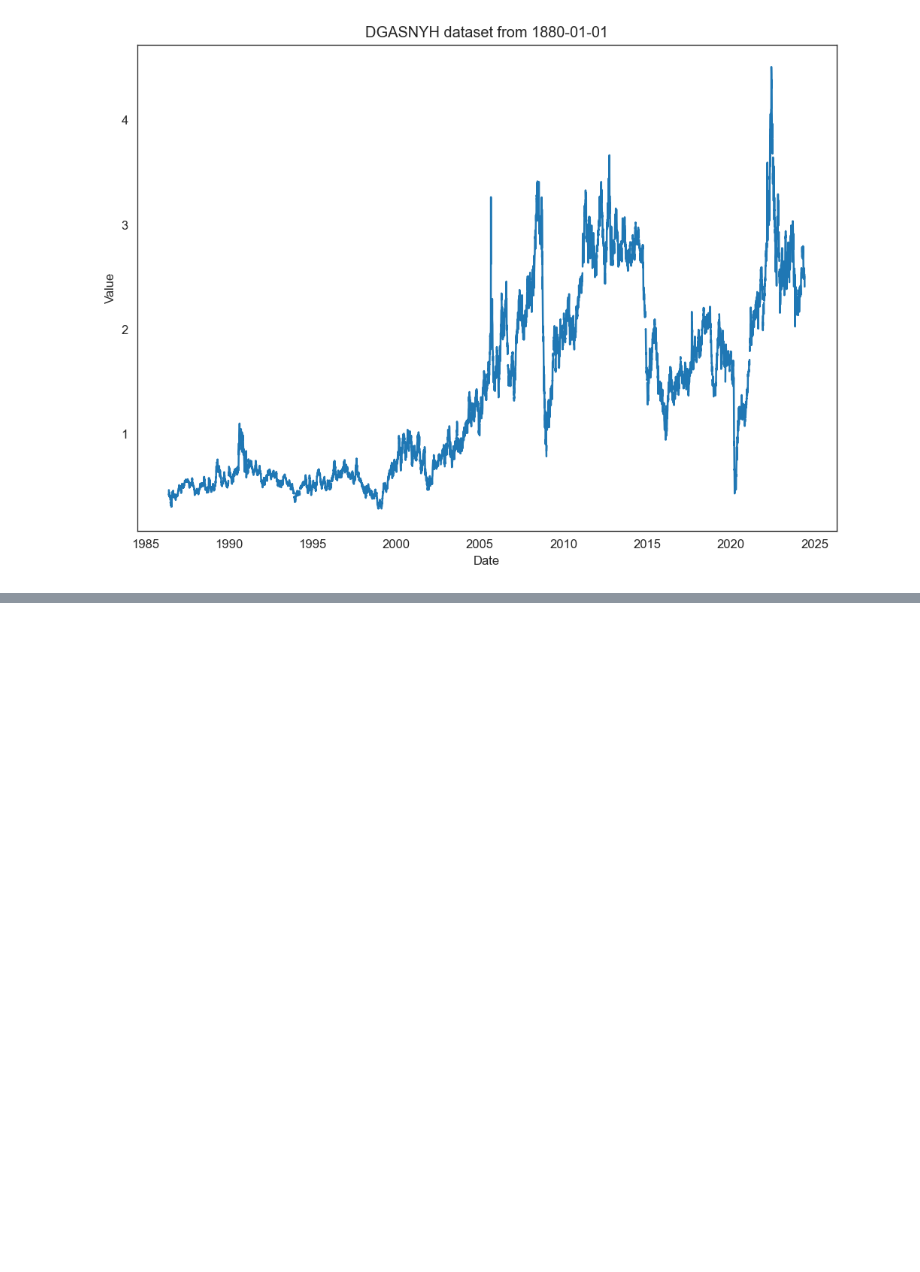
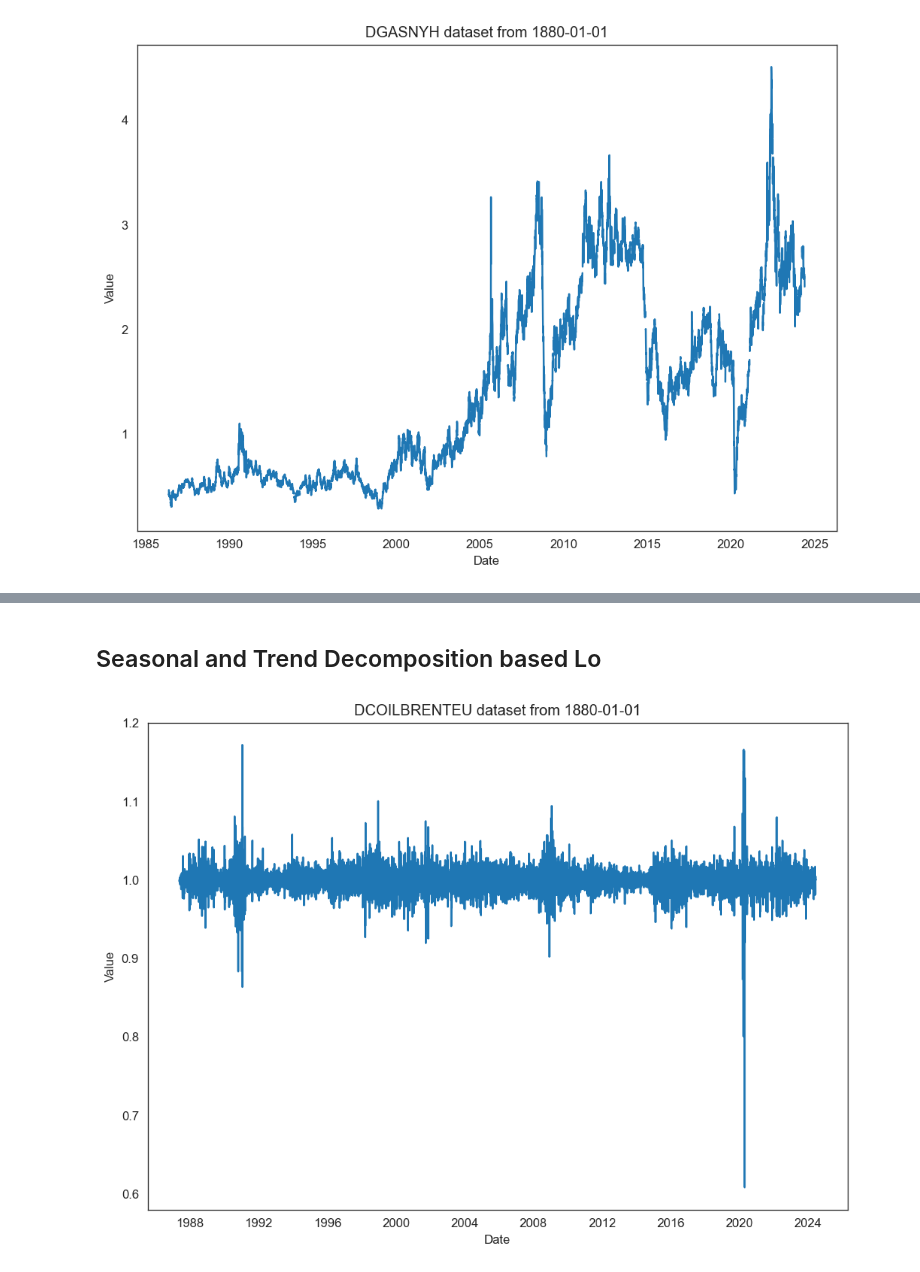
Before and after one commit to Phenikaa-University/Analysis-of-crude-oil-data, a Jupyter notebook: about_dataset.ipynb, the cells around one changed output, grey strips where cells are left out. Saved outputs shown, nothing was run; the diff lists cells and outputs as text; code cells hidden in the pictures; blank space fills up the shorter version.

Commit message:
update processing data

```diff
--- a/about_dataset.ipynb
+++ b/about_dataset.ipynb
@@ -77,0 +143,30 @@ plot_time_series('DGASNYH', '1880-01-01')
+# %% [markdown]
+## Seasonal and Trend Decomposition based Lo
+# %%
+def get_residual_com(symbol, y,index):
+    y_df = pd.DataFrame({symbol: y}, index=index)
+    y_decom = seasonal_decompose(y_df, model='multiplicative')
+    y_res= np.copy(y_decom.resid)
+    #padding missing "nan" datapoints with 1 at the beginning and end of residual sequence y_res
+    y_res[0:2]=1
+    y_res[y_res.shape[0]-2:y_res.shape[0]]=1
+    return y_res
+# %%
+def plot_residuals(symbol, date_time):
+    """
+    input: symbol - the symbol of the dataset
+              date_time - the date to start the dataset
+    output: None
+    """
+    xs,ys = get_fred_dataset(symbol, date_time)
+    ys_imputed = basic_imputation(ys)
+    y_res = get_residual_com(symbol,ys_imputed,xs)
+    plt.plot(xs, y_res)
+    plt.title(f"{symbol} dataset from {date_time}")
+    plt.xlabel("Date")
+    plt.ylabel("Value")
+    plt.show()
+# %%
+plot_residuals('DCOILBRENTEU', '1880-01-01')
+# %% [output]
+[figure, added]
```
Also changed, not shown: parts of 5 cells of this notebook.
